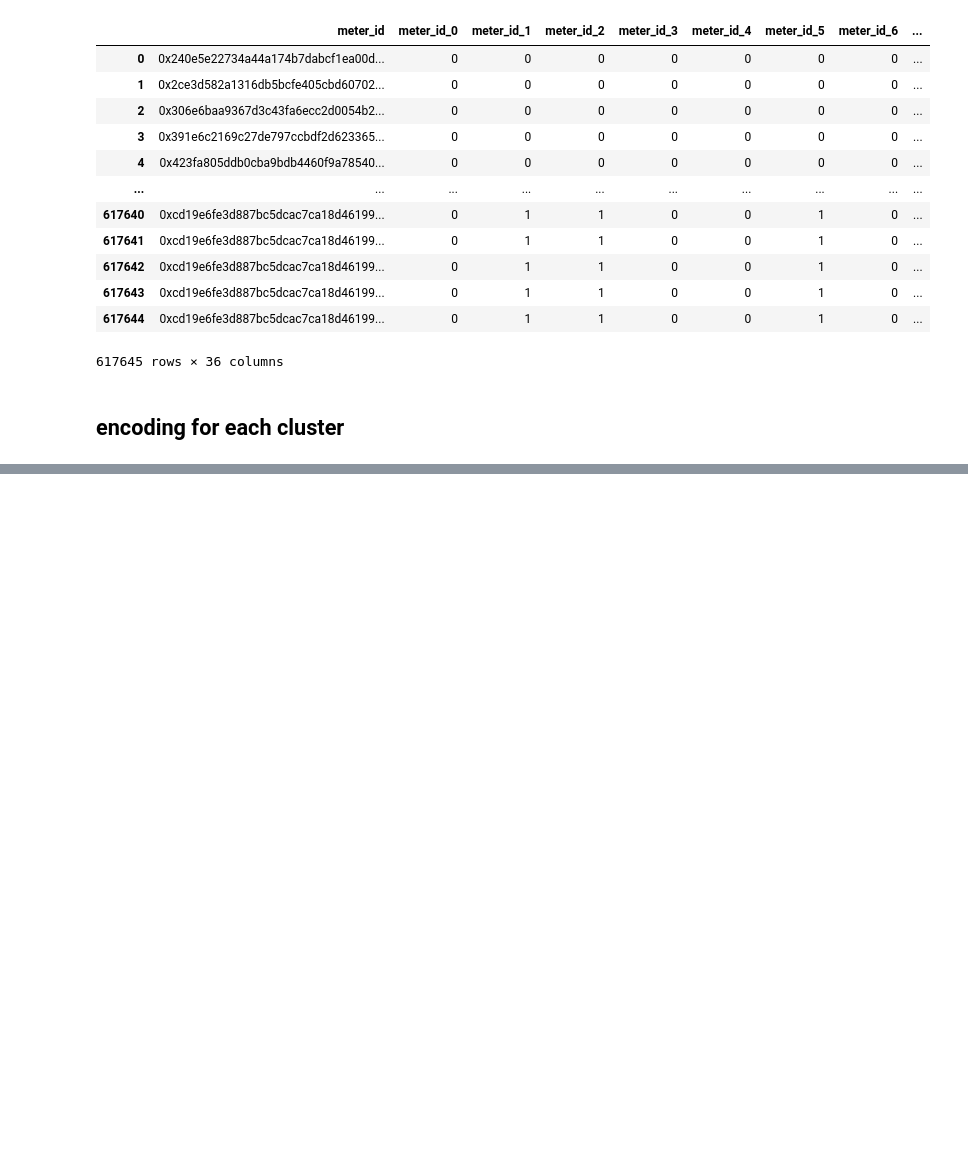
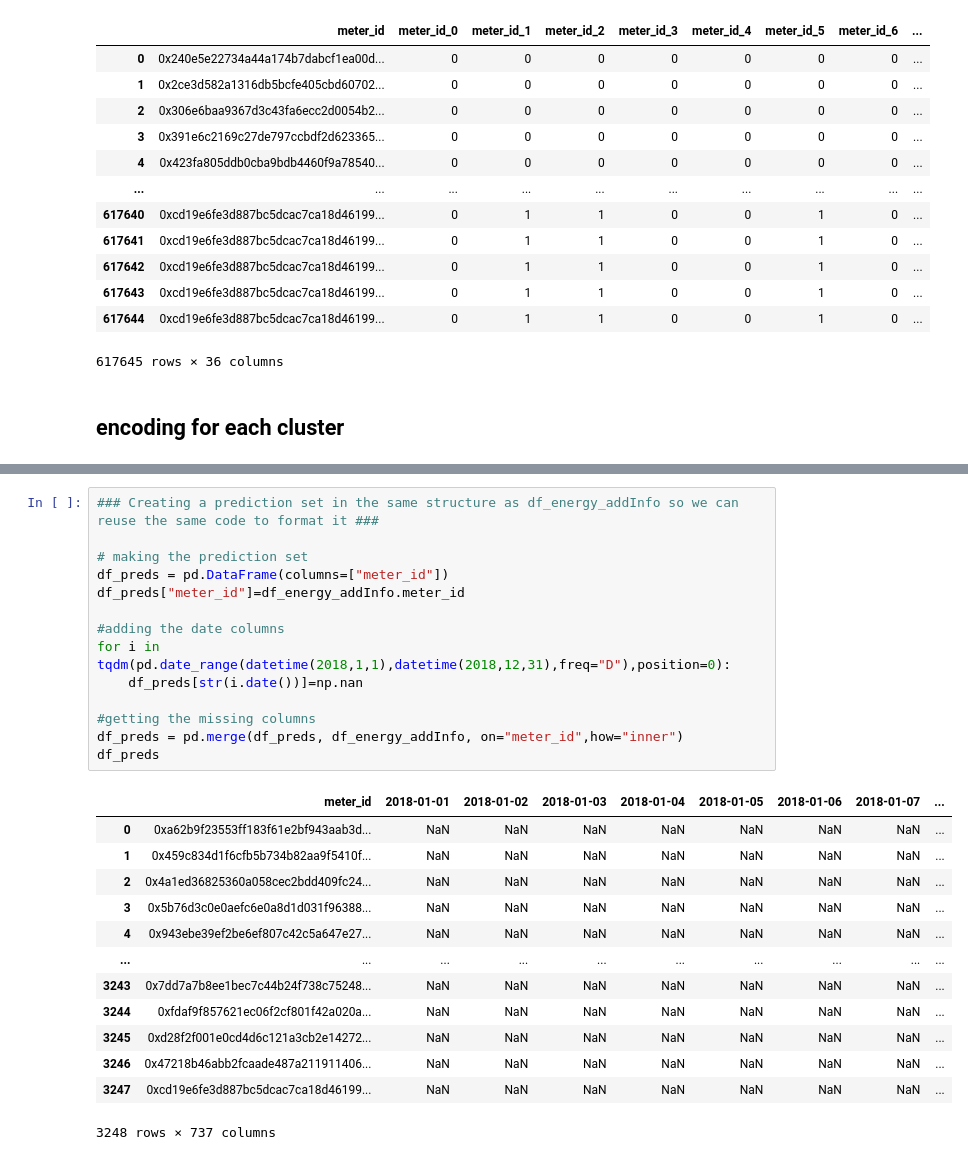
Before and after one commit to danielmusselwhite/UG_Dissertation_Energy_Forecasting, a Jupyter notebook: Src/Jupyter_Notebooks/3. Feature Engineering and Data Preparation.ipynb, the cells around one changed output, grey strips where cells are left out. Cells and saved outputs as stored; diff of their text form; blank space fills up the shorter version.

```diff
--- a/Src/Jupyter_Notebooks/3. Feature Engineering and Data Preparation.ipynb
+++ b/Src/Jupyter_Notebooks/3. Feature Engineering and Data Preparation.ipynb
@@ -567,0 +572,28 @@ cluster 3 lenth: 109223
+# %%
+### Creating a prediction set in the same structure as df_energy_addInfo so we can reuse the same code to format it ###
+
+# making the prediction set
+df_preds = pd.DataFrame(columns=["meter_id"])
+df_preds["meter_id"]=df_energy_addInfo.meter_id
+
+#adding the date columns
+for i in tqdm(pd.date_range(datetime(2018,1,1),datetime(2018,12,31),freq="D"),position=0):
+    df_preds[str(i.date())]=np.nan
+
+#getting the missing columns
+df_preds = pd.merge(df_preds, df_energy_addInfo, on="meter_id",how="inner")
+df_preds
+# %% [output]
+|  | meter_id | 2018-01-01 | 2018-01-02 | 2018-01-03 | 2018-01-04 | 2018-01-05 | 2018-01-06 | 2018-01-07 | ... |
+| 0 | 0xa62b9f23553ff183f61e2bf943aab3d... | NaN | NaN | NaN | NaN | NaN | NaN | NaN | ... |
+| 1 | 0x459c834d1f6cfb5b734b82aa9f5410f... | NaN | NaN | NaN | NaN | NaN | NaN | NaN | ... |
+| 2 | 0x4a1ed36825360a058cec2bdd409fc24... | NaN | NaN | NaN | NaN | NaN | NaN | NaN | ... |
+| 3 | 0x5b76d3c0e0aefc6e0a8d1d031f96388... | NaN | NaN | NaN | NaN | NaN | NaN | NaN | ... |
+| 4 | 0x943ebe39ef2be6ef807c42c5a647e27... | NaN | NaN | NaN | NaN | NaN | NaN | NaN | ... |
+| ... | ... | ... | ... | ... | ... | ... | ... | ... | ... |
+| 3243 | 0x7dd7a7b8ee1bec7c44b24f738c75248... | NaN | NaN | NaN | NaN | NaN | NaN | NaN | ... |
+| 3244 | 0xfdaf9f857621ec06f2cf801f42a020a... | NaN | NaN | NaN | NaN | NaN | NaN | NaN | ... |
+| 3245 | 0xd28f2f001e0cd4d6c121a3cb2e14272... | NaN | NaN | NaN | NaN | NaN | NaN | NaN | ... |
+| 3246 | 0x47218b46abb2fcaade487a211911406... | NaN | NaN | NaN | NaN | NaN | NaN | NaN | ... |
+| 3247 | 0xcd19e6fe3d887bc5dcac7ca18d46199... | NaN | NaN | NaN | NaN | NaN | NaN | NaN | ... |
+3248 rows × 737 columns
```
Also changed, not shown: parts of 12 cells of this notebook, 3 other files.
